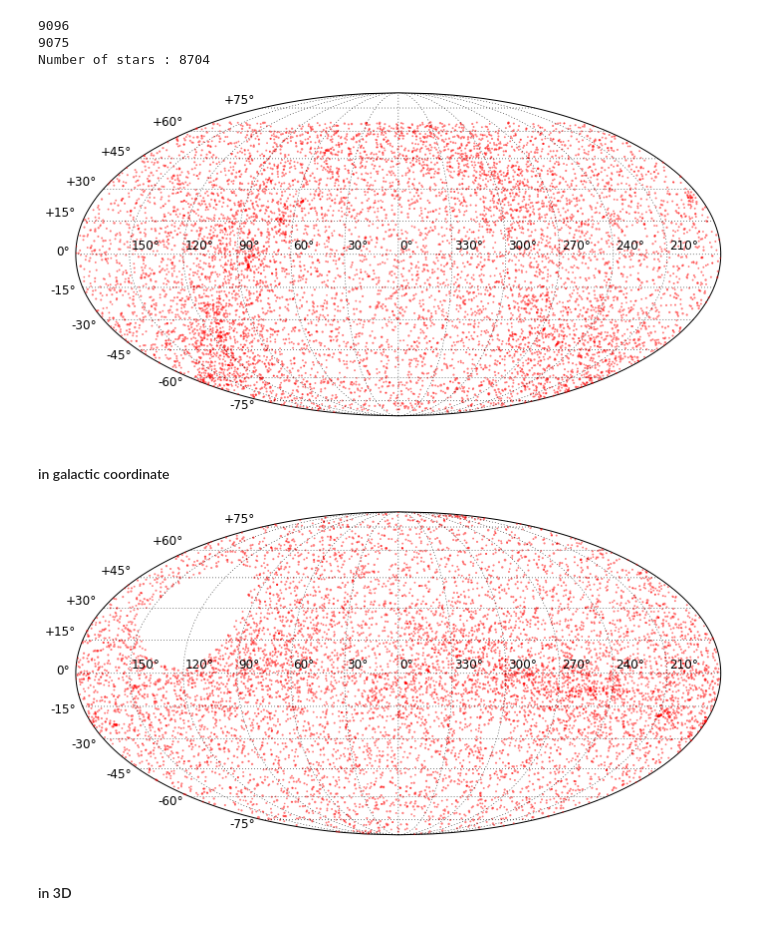
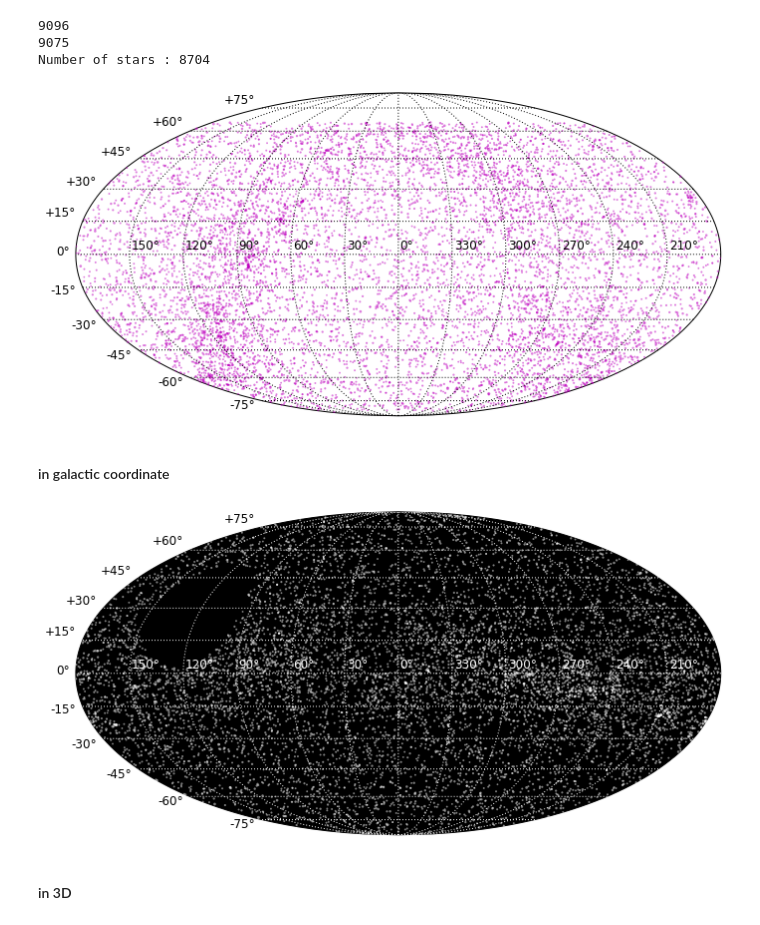
Before and after one commit to ridlo/timau, a Jupyter notebook: sky_coverage.ipynb, the cells around one changed output. Cells and saved outputs as stored; diff of their text form; code cells hidden in the pictures.

```diff
--- a/sky_coverage.ipynb
+++ b/sky_coverage.ipynb
@@ -117,11 +117,11 @@ main_ax = plt.axes([0.05, .19, .9, .75])  # rect=L,B,W,H
 # Set up the projection and draw a grid.
 m = AllSkyMap(ax=main_ax, projection='moll')
 m.drawmapboundary(fill_color='white')
-m.drawparallels(np.arange(-75,76,15), linewidth=0.5, dashes=[1,2], labels=[1,0,0,0], fontsize=12)
-m.drawmeridians(np.arange(-150,151,30), linewidth=0.5, dashes=[1,2])
+m.drawparallels(np.arange(-75,76,15), linewidth=1, dashes=[1,2], labels=[1,0,0,0], fontsize=12)
+m.drawmeridians(np.arange(-150,151,30), linewidth=1, dashes=[1,2])
 
 x, y = m(raoo, decoo)
-cr_pts = m.scatter(x, y, s=(mag.max()+2 - mag), c='r', marker='o', linewidths=0.5, edgecolors='none', alpha=0.5)
+cr_pts = m.scatter(x, y, s=(mag.max()+2 - mag), c='m', marker='o', linewidths=0.5, edgecolors='none', alpha=0.5)
 
 # Label a subset of meridians.
 lons = np.arange(-150,151,30)
@@ -129,7 +129,7 @@ m.label_meridians(lons, fontsize=12, vnudge=1, halign='left', hnudge=-1)  # nudg
 
 plt.show()
 # %% [output]
-[figure, old version]
+[figure, new version]
 # %% [markdown]
 #### in galactic coordinate
 # %%
@@ -143,24 +143,24 @@ boo = bo[mask2]
 # %%
 fig = plt.figure(figsize=(12,6))
 main_ax = plt.axes([0.05, .19, .9, .75])  # rect=L,B,W,H
 
 # Set up the projection and draw a grid.
 m = AllSkyMap(ax=main_ax, projection='moll')
-m.drawmapboundary(fill_color='white')
-m.drawparallels(np.arange(-75,76,15), linewidth=0.5, dashes=[1,2], labels=[1,0,0,0], fontsize=12)
-m.drawmeridians(np.arange(-150,151,30), linewidth=0.5, dashes=[1,2])
+m.drawmapboundary(fill_color='black')
 
 x, y = m(loo, boo)
-cr_pts = m.scatter(x, y, s=(mag.max()+2 - mag), c='r', marker='o', linewidths=0.5, edgecolors='none', alpha=0.5)
+cr_pts = m.scatter(x, y, s=(mag.max()+2 - mag), c='white', marker='o', linewidths=0.5, edgecolors='none', alpha=0.5)
 
+m.drawparallels(np.arange(-75,76,15), color='white', linewidth=1, dashes=[1,2], labels=[1,0,0,0], fontsize=12)
+m.drawmeridians(np.arange(-150,151,30), color='white', linewidth=1, dashes=[1,2])
 
 # Label a subset of meridians.
 lons = np.arange(-150,151,30)
-m.label_meridians(lons, fontsize=12, vnudge=1, halign='left', hnudge=-1)  # nudge<0 shifts to right
+m.label_meridians(lons, fontsize=12, vnudge=1, halign='left', hnudge=-1, color='white')  # nudge<0 shifts to right
 
 plt.show()
 # %% [output]
-[figure, old version]
+[figure, new version]
 # %% [markdown]
 #### in 3D
 # %%
```
Also changed, not shown: parts of 2 cells of this notebook, 1 other file.
